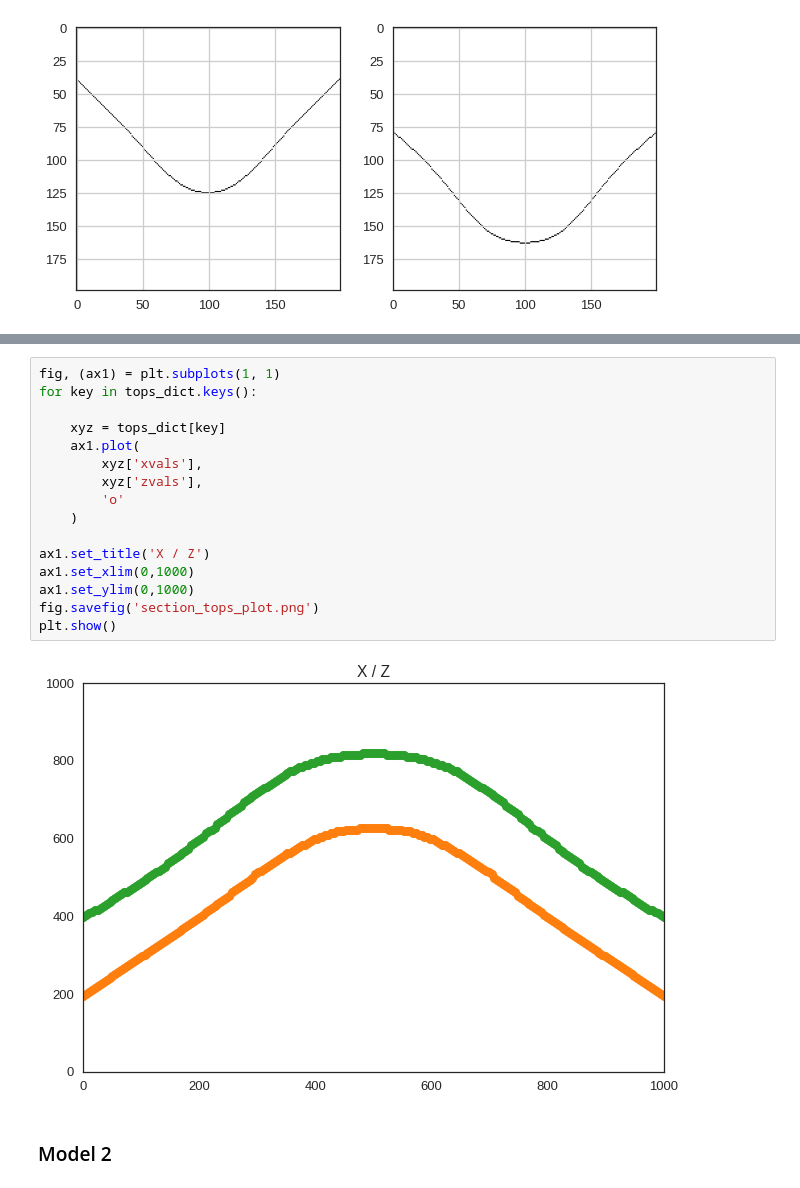
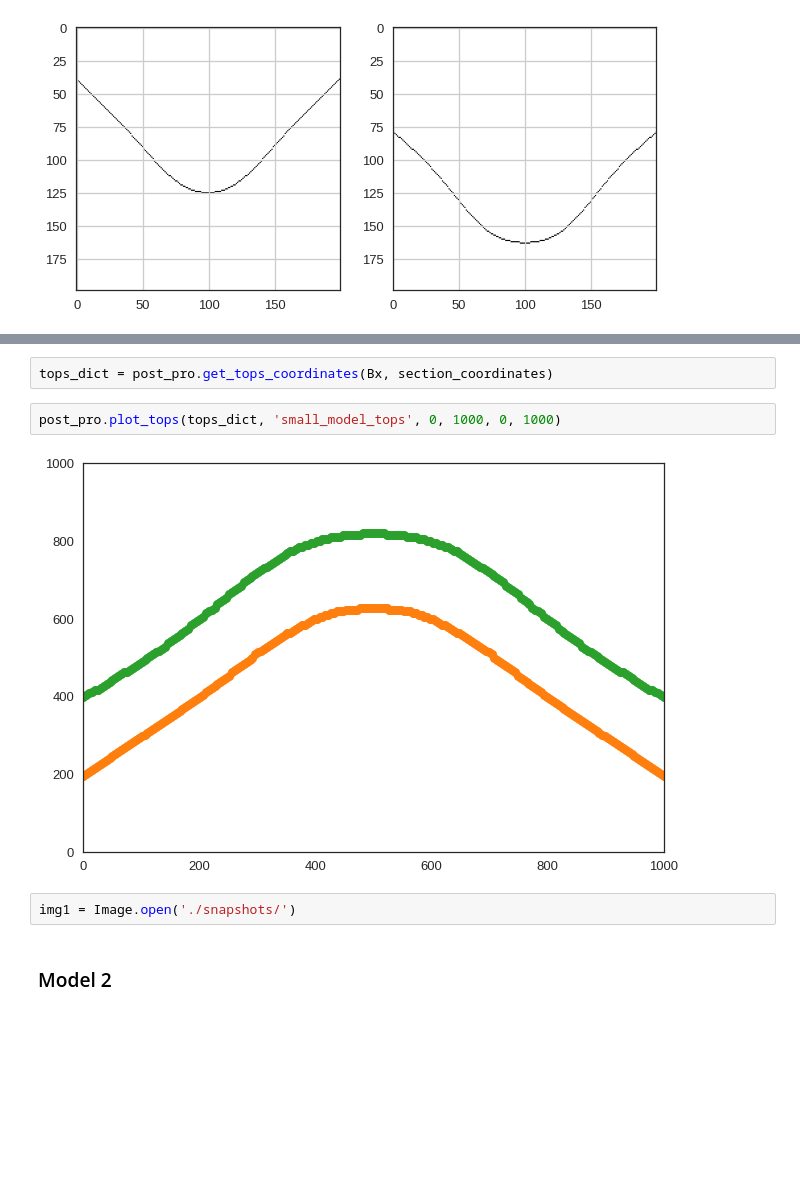
Before and after one commit to TrellixVulnTeam/gempy-notebooks_Q97W, a Jupyter notebook: server-gempy/workflow-v4/geo-model-v4-test.ipynb, the cells around one changed output, grey strips where cells are left out. Cells and saved outputs as stored; diff of their text form; blank space fills up the shorter version.

Commit message:
[DEV] gempy server - get section surfaces functions - III

```diff
--- a/server-gempy/workflow-v4/geo-model-v4-test.ipynb
+++ b/server-gempy/workflow-v4/geo-model-v4-test.ipynb
@@ -143,21 +130,11 @@ for key in Bx.keys():
-# %%
-fig, (ax1) = plt.subplots(1, 1)
-for key in tops_dict.keys():
-
-    xyz = tops_dict[key]
-    ax1.plot(
-        xyz['xvals'],
-        xyz['zvals'],
-        'o'
-    )
-
-ax1.set_title('X / Z')
-ax1.set_xlim(0,1000)
-ax1.set_ylim(0,1000)
-fig.savefig('section_tops_plot.png')
-plt.show()
-# %% [output]
-[figure, removed]
+# %%
+tops_dict = post_pro.get_tops_coordinates(Bx, section_coordinates)
+# %%
+post_pro.plot_tops(tops_dict, 'small_model_tops', 0, 1000, 0, 1000)
+# %% [output]
+[figure, added]
+# %%
+img1 = Image.open('./snapshots/')
 # %% [markdown]
 ### Model 2
 # %%
```
Also changed, not shown: parts of 8 cells of this notebook, 7 other files.
